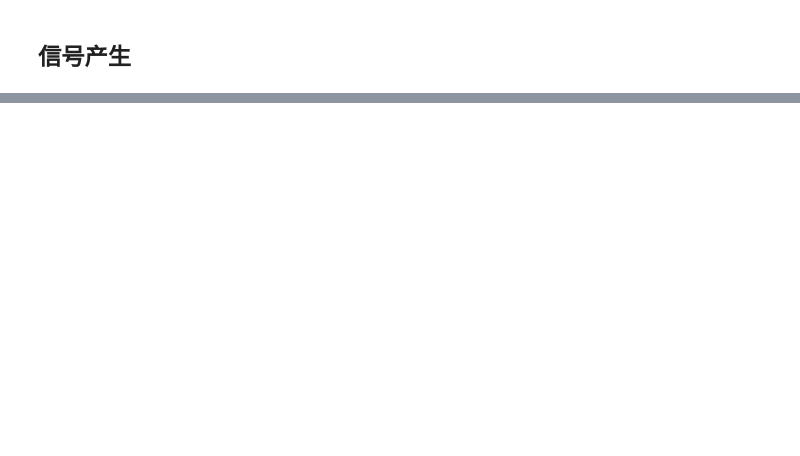
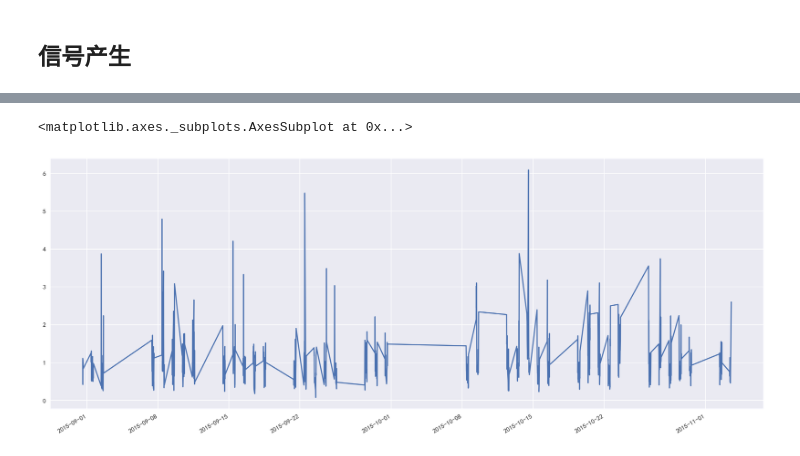
Before and after one commit to fangwen-li/southernfund, a Jupyter notebook: 国债期货策略.ipynb, the cells around one changed output, grey strips where cells are left out. Cells and saved outputs as stored; diff of their text form; code cells hidden in the pictures; blank space fills up the shorter version.

```diff
--- a/国债期货策略.ipynb
+++ b/国债期货策略.ipynb
@@ -497,0 +825,5 @@ Name: 价格, Length: 34837, dtype: float64
+# %%
+pd.concat([all_data['close'],all_data['价格均线'],u,d,new.net_value,volume_break],axis=1).iloc[1800:2500,-1].plot(figsize=(20,8))
+# %% [output]
+<matplotlib.axes._subplots.AxesSubplot at 0x...>
+[figure, added]
```
Also changed, not shown: parts of 51 cells of this notebook, 8 other files.
